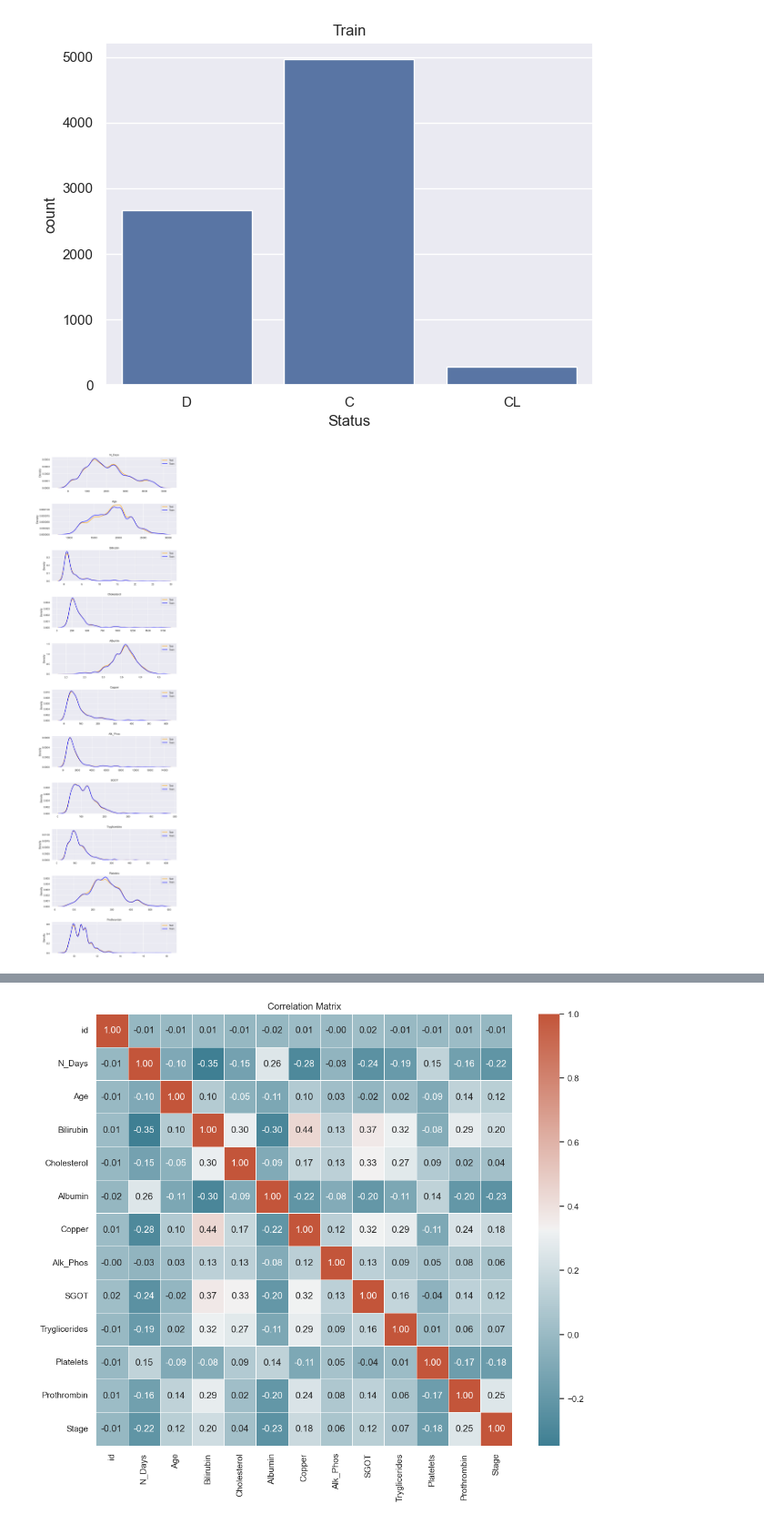
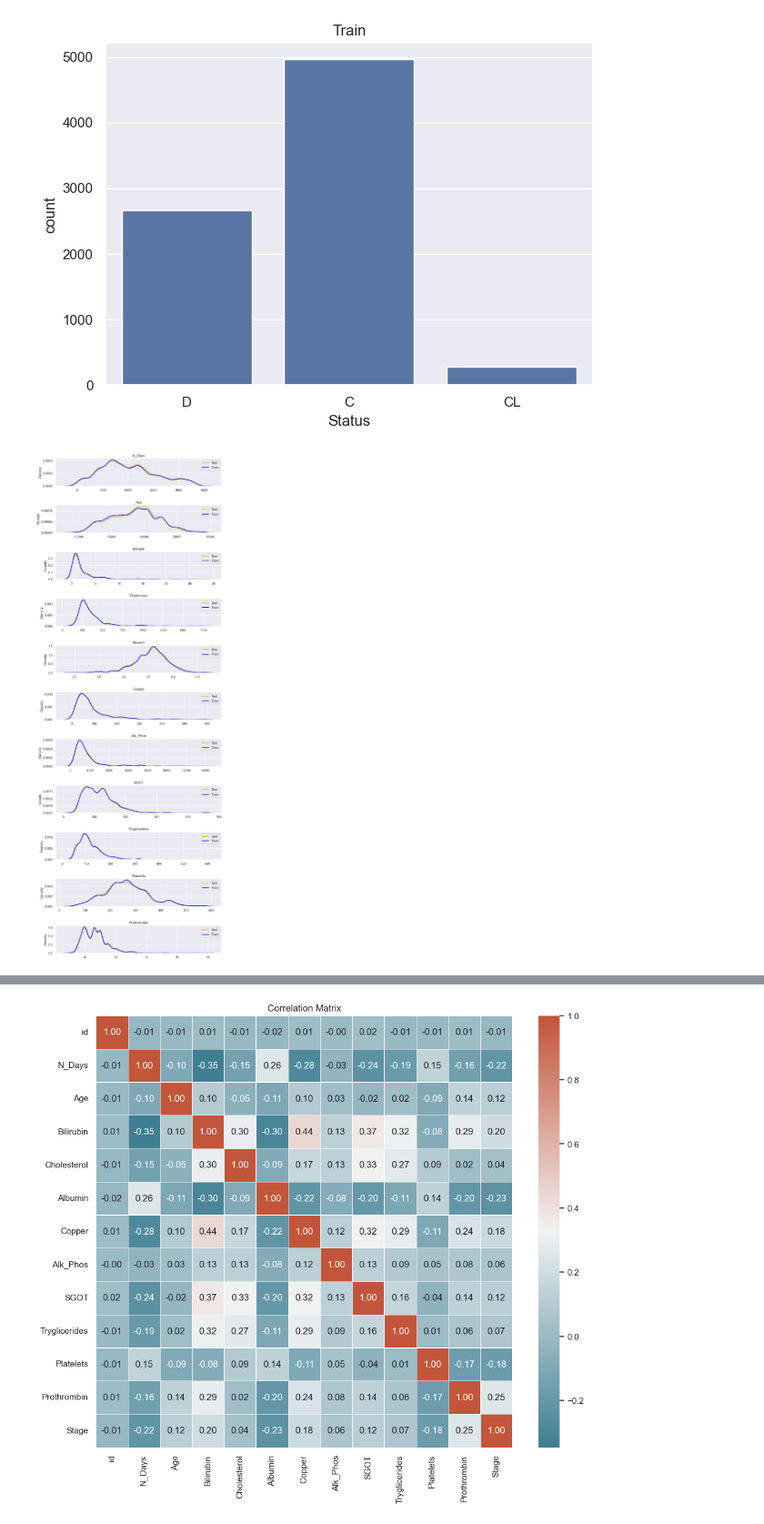
Before and after one commit to scs5/cirrhosis-prediction, a Jupyter notebook: src/eda.ipynb, the cells around one changed output, grey strips where cells are left out. Shown at 91% size. Saved outputs shown, nothing was run; the diff lists cells and outputs as text; code cells hidden in the pictures.

Commit message:
Removed padding from saved figures

```diff
--- a/src/eda.ipynb
+++ b/src/eda.ipynb
@@ -20,20 +20,22 @@ plt.show()
 # %%
 # Distribution of continuous features
 continuous_features = ['N_Days', 'Age', 'Bilirubin', 'Cholesterol', 'Albumin', 'Copper', 'Alk_Phos', 'SGOT', 'Tryglicerides', 'Platelets', 'Prothrombin']
-fig, axes = plt.subplots(len(continuous_features), 1, figsize=(10, 40), sharey='row', gridspec_kw={'hspace': 0.5})
+
+# Increase the hspace parameter for more spacing between subplots
+fig, axes = plt.subplots(len(continuous_features), 1, figsize=(10, 30), sharey='row', gridspec_kw={'hspace': 0.7})
 
 for i, feature in enumerate(continuous_features):
     sns.kdeplot(x=feature, data=df_test, color='orange', label='Test', ax=axes[i], linewidth=2.1)
     sns.kdeplot(x=feature, data=df_train, color='blue', label='Train', ax=axes[i], linewidth=2.1)
 
     axes[i].set_title(feature)
     axes[i].set_xlabel('')
     axes[i].legend()
 
-plt.savefig('../figures/continuous_distributions.png')
+plt.savefig('../figures/continuous_distributions.png', bbox_inches='tight')
 plt.show()
 # %% [output]
-[figure, old version]
+[figure, new version]
 # %%
 # Distribution of discrete features
 discrete_features = ['Drug', 'Sex', 'Ascites', 'Hepatomegaly', 'Spiders', 'Stage']
```
Also changed, not shown: parts of 3 cells of this notebook, 5 other files.
